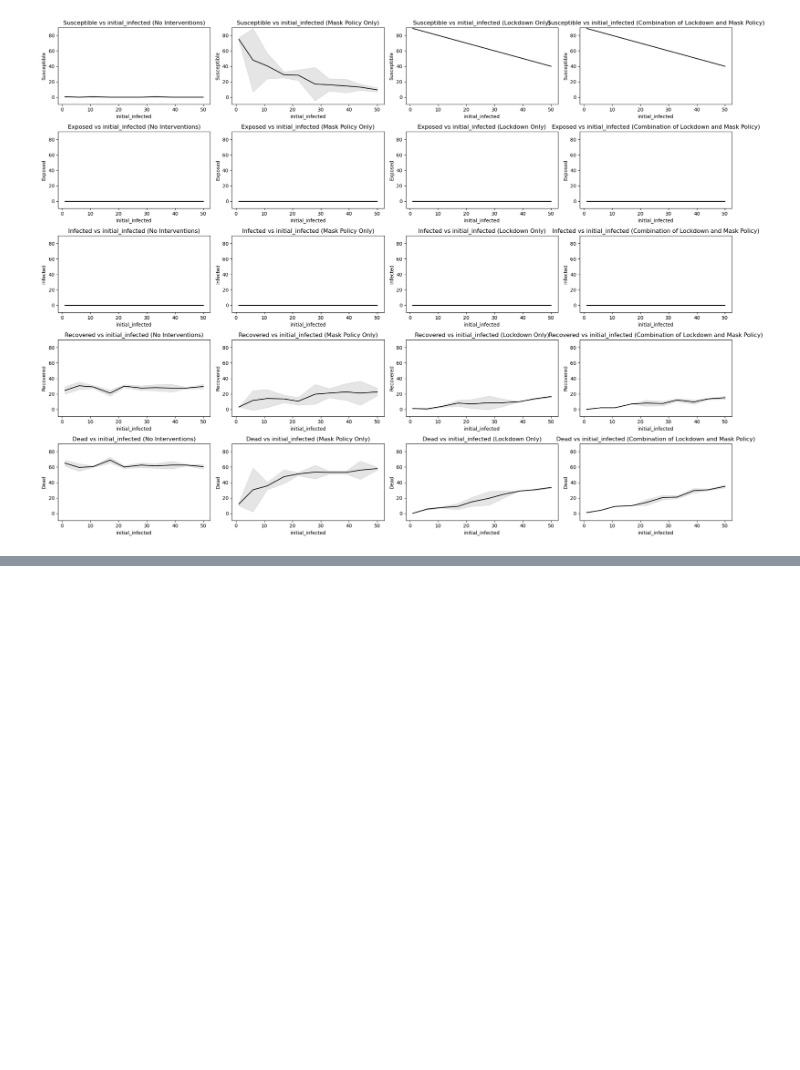
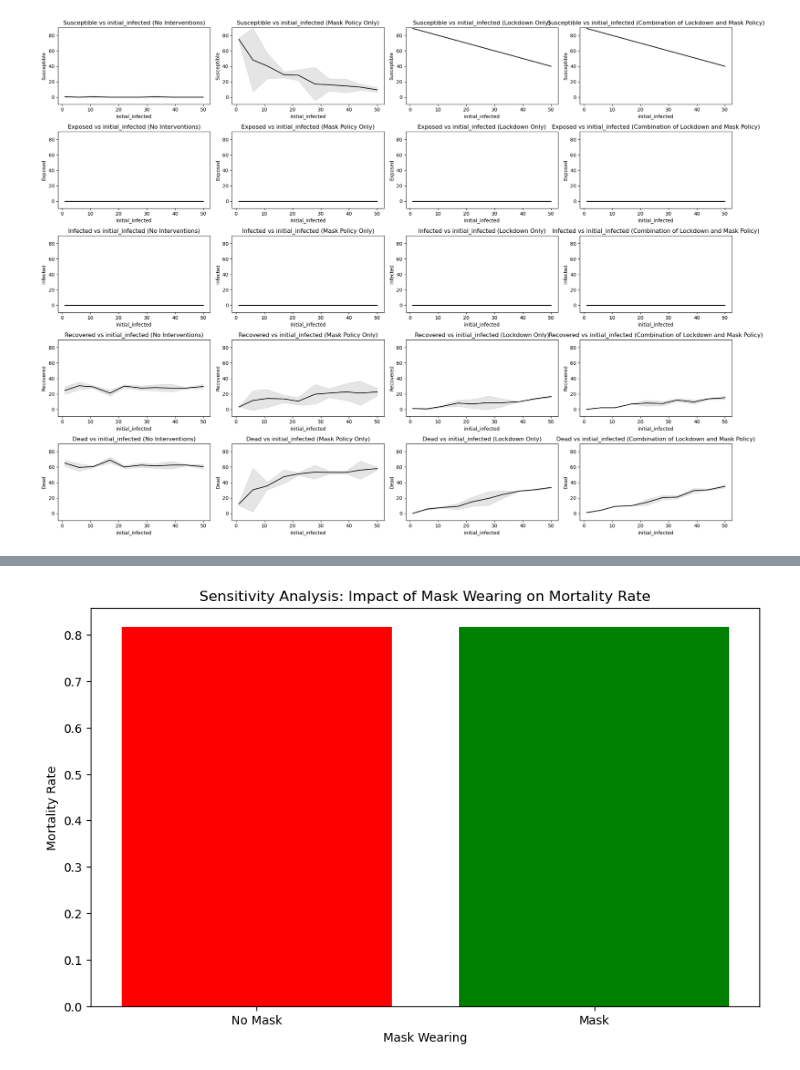
Before and after one commit to CCDRRR/Epi-Simulator, a Jupyter notebook: Simulator/SA.ipynb, the cells around one changed output, grey strips where cells are left out. Cells and saved outputs as stored; diff of their text form; code cells hidden in the pictures; blank space fills up the shorter version.

Commit message:
Histogram

```diff
--- a/Simulator/SA.ipynb
+++ b/Simulator/SA.ipynb
@@ -134,0 +252,32 @@ for var in problem['names']:
+# %%
+# 加载CSV文件 这个用相对位置报错还没改🤔
+results_no_interventions = pd.read_csv('/Users/haha/Downloads/ABM/Epi-Simulator/results/results_mask_policy_only.csv')
+results_mask_policy_only = pd.read_csv('/Users/haha/Downloads/ABM/Epi-Simulator/results/results_mask_policy_only.csv')
+
+# Calculate total deaths and population for no interventions
+no_mask_deaths = results_no_interventions['Dead'].sum()
+total_population = results_no_interventions['Susceptible'].sum() + results_no_interventions['Infected'].sum() + results_no_interventions['Exposed'].sum() + results_no_interventions['Recovered'].sum() + results_no_interventions['Dead'].sum()
+no_mask_mortality_rate = no_mask_deaths / total_population
+
+# Calculate total deaths and population for mask policy only
+mask_deaths = results_mask_policy_only['Dead'].sum()
+mask_population = results_mask_policy_only['Susceptible'].sum() + results_mask_policy_only['Infected'].sum() + results_mask_policy_only['Exposed'].sum() + results_mask_policy_only['Recovered'].sum() + results_mask_policy_only['Dead'].sum()
+mask_mortality_rate = mask_deaths / mask_population
+
+# DataFrame
+data = {
+    'Mask Wearing': ['No Mask', 'Mask'],
+    'Mortality Rate': [no_mask_mortality_rate, mask_mortality_rate]
+}
+
+df = pd.DataFrame(data)
+
+# Histogram
+plt.figure(figsize=(10, 6))
+plt.bar(df['Mask Wearing'], df['Mortality Rate'], color=['red', 'green'])
+plt.xlabel('Mask Wearing')
+plt.ylabel('Mortality Rate')
+plt.title('Sensitivity Analysis: Impact of Mask Wearing on Mortality Rate')
+plt.show()
+# %% [output]
+[figure, added]
```
Also changed, not shown: parts of 2 cells of this notebook.
